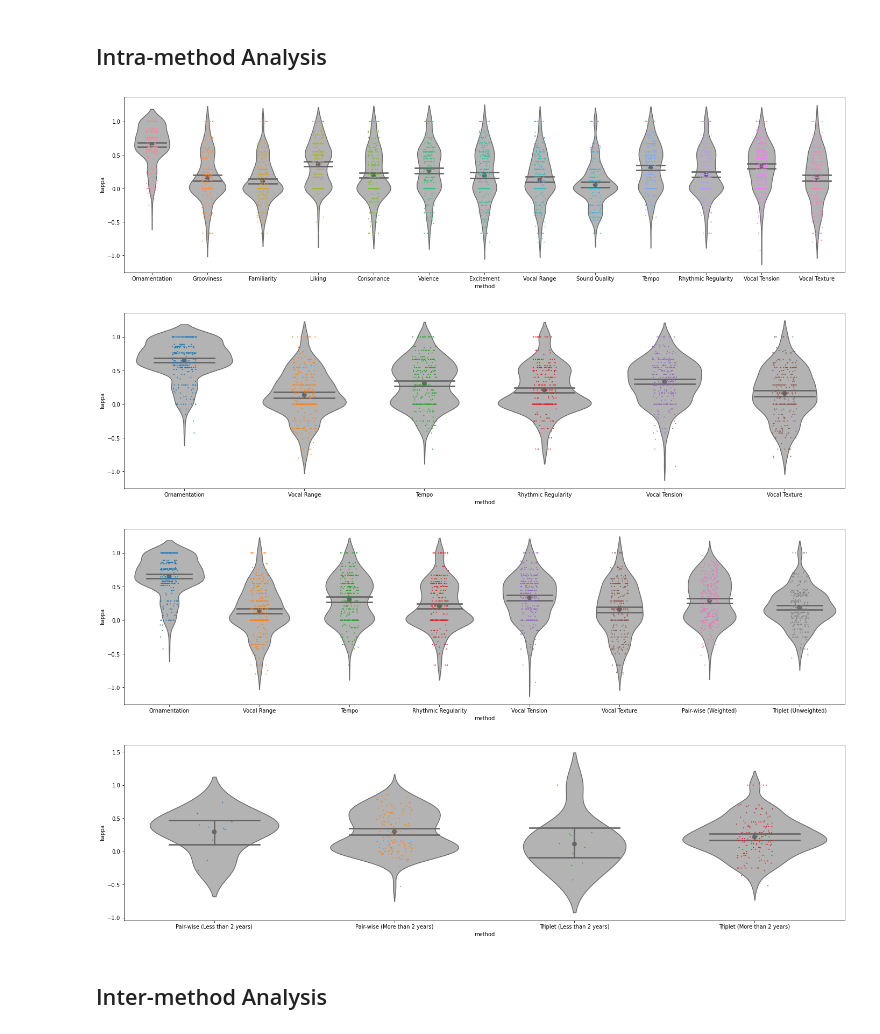
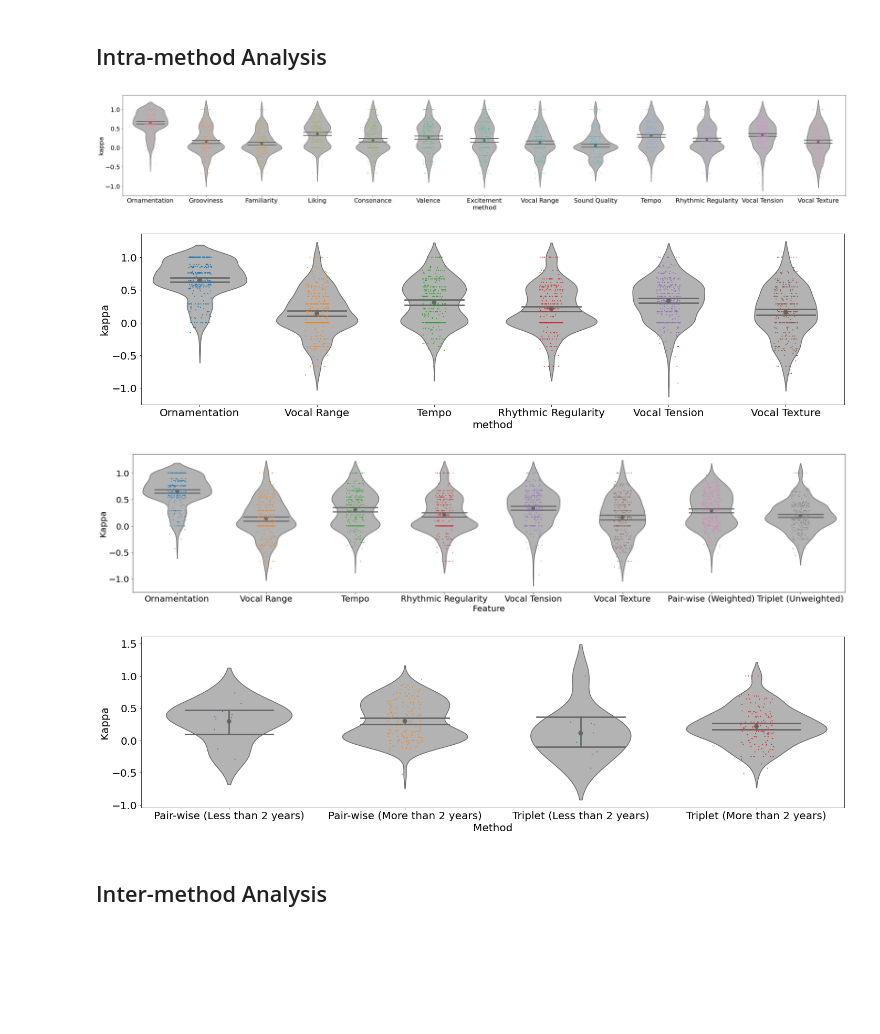
Before and after one commit to dsh0416/cantometrics, a Jupyter notebook: analysis/Analysis.ipynb, the cells around one changed output. Saved outputs shown, nothing was run; the diff lists cells and outputs as text; code cells hidden in the pictures; blank space fills up the shorter version.

```diff
--- a/analysis/Analysis.ipynb
+++ b/analysis/Analysis.ipynb
@@ -10,6 +10,8 @@ import pandas as pd
 from pathlib import Path
 from sklearn.metrics import cohen_kappa_score
 from scipy import stats
+
+plt.rcParams.update({'font.size': 20})
 # %%
 GROUP = 6
 MAX_PART = 14
@@ -88,17 +90,17 @@ for group_id in range(GROUP):
                     cohen = cohen_kappa_score(data_x, data_y, [0, 50, 100], weights='quadratic')
                     matrix.append([feature, cohen])
 # %%
-df = pd.DataFrame(matrix, index=range(len(matrix)), columns=['method', 'kappa'])
+df = pd.DataFrame(matrix, index=range(len(matrix)), columns=['Feature', 'Kappa'])
 
-plt.figure(figsize=(24, 6))
+plt.figure(figsize=(42, 6))
 
-sns.violinplot(x="method", y="kappa", data=df, color="0.7", inner=None)
-sns.stripplot(x="method", y="kappa", data=df, jitter=1, size=2)
-sns.pointplot(x="method", y="kappa", data=df, ci=95, capsize=.5, join=False, color="#666")
+sns.violinplot(x="Feature", y="Kappa", data=df, color="0.7", inner=None)
+sns.stripplot(x="Feature", y="Kappa", data=df, jitter=1, size=2)
+sns.pointplot(x="Feature", y="Kappa", data=df, ci=95, capsize=.5, join=False, color="#666")
 
 plt.show()
 # %% [output]
-[figure, old version]
+[figure, new version]
 # %%
 matrix = []
 # %%
@@ -130,7 +132,7 @@ sns.pointplot(x="method", y="kappa", data=df, ci=95, capsize=.5, join=False, col
 
 plt.show()
 # %% [output]
-[figure, old version]
+[figure, new version]
 # %%
 for i in range(GROUP):
     res = list()
@@ -166,16 +168,16 @@ for i in range(GROUP):
             if not np.isnan(cohen):
                 matrix.append(['Triplet (Unweighted)', cohen])
 # %%
-df = pd.DataFrame(matrix, index=range(len(matrix)), columns=['method', 'kappa'])
+df = pd.DataFrame(matrix, index=range(len(matrix)), columns=['Feature', 'Kappa'])
 
-plt.figure(figsize=(24, 6))
-sns.violinplot(x="method", y="kappa", data=df, color="0.7", inner=None)
-sns.stripplot(x="method", y="kappa", data=df, jitter=1, size=2)
-sns.pointplot(x="method", y="kappa", data=df, ci=95, capsize=.5, join=False, color="#666")
+plt.figure(figsize=(30, 6))
+sns.violinplot(x="Feature", y="Kappa", data=df, color="0.7", inner=None)
+sns.stripplot(x="Feature", y="Kappa", data=df, jitter=1, size=2)
+sns.pointplot(x="Feature", y="Kappa", data=df, ci=95, capsize=.5, join=False, color="#666")
 
 plt.show()
 # %% [output]
-[figure, old version]
+[figure, new version]
 # %%
 matrix_history = []
 
@@ -263,15 +265,15 @@ for i in range(GROUP):
             if not np.isnan(cohen):
                 matrix_history.append(['Triplet (More than 2 years)', cohen])
 
-df = pd.DataFrame(matrix_history, index=range(len(matrix_history)), columns=['method', 'kappa'])
+df = pd.DataFrame(matrix_history, index=range(len(matrix_history)), columns=['Method', 'Kappa'])
 plt.figure(figsize=(24, 6))
-sns.violinplot(x="method", y="kappa", data=df, color="0.7", inner=None)
-sns.stripplot(x="method", y="kappa", data=df, jitter=1, size=2)
-sns.pointplot(x="method", y="kappa", data=df, ci=95, capsize=.5, join=False, color="#666")
+sns.violinplot(x="Method", y="Kappa", data=df, color="0.7", inner=None)
+sns.stripplot(x="Method", y="Kappa", data=df, jitter=1, size=2)
+sns.pointplot(x="Method", y="Kappa", data=df, ci=95, capsize=.5, join=False, color="#666")
 
 plt.show()
 # %% [output]
-[figure, old version]
+[figure, new version]
 # %% [markdown]
 ## Inter-method Analysis
 # %%
```
Also changed, not shown: parts of 1 cell of this notebook.
